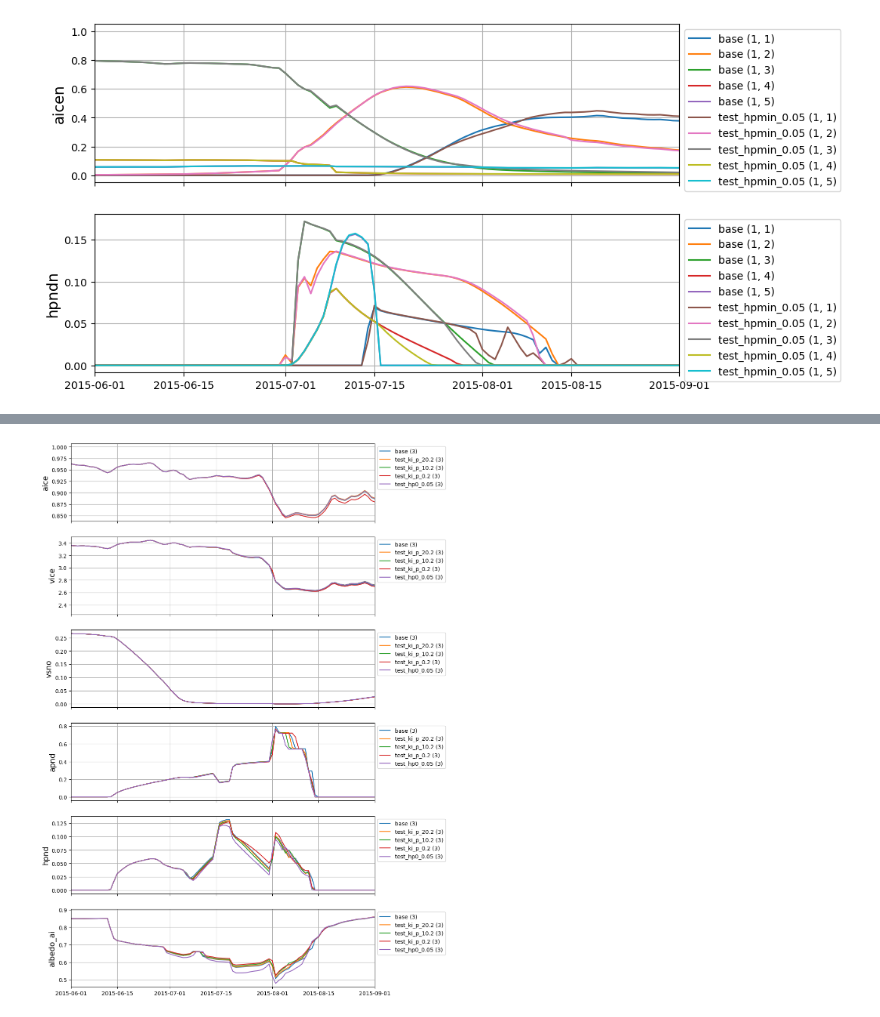
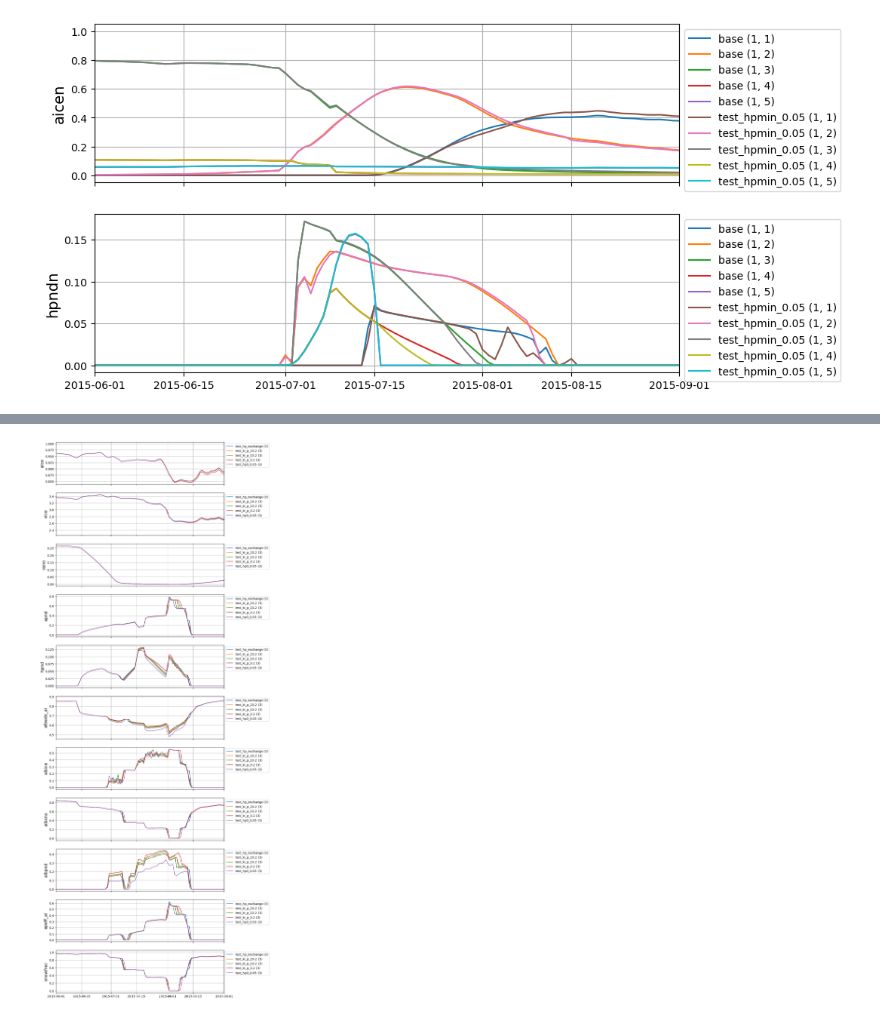
Before and after one commit to davidclemenssewall/icepack_postprocessing, a Jupyter notebook: validate_pond_optical_property_namelist.ipynb, the cells around one changed output, grey strips where cells are left out. Drawn from its saved outputs; the diff is of its cells as text; code cells hidden in the pictures.

```diff
--- a/validate_pond_optical_property_namelist.ipynb
+++ b/validate_pond_optical_property_namelist.ipynb
@@ -142,17 +142,17 @@ f, axs = ipt.plot_handler(run_plot_dict, var_names, hist_dict, xlim=xlim, resamp
 # %%
 # Plot comparison with ki_p
-run_plot_dict = {"base": [3],
+run_plot_dict = {"test_hp_nochange": [3],
                  "test_ki_p_20.2": [3],
                  "test_ki_p_10.2": [3],
                  "test_ki_p_0.2": [3],
                  "test_hp0_0.05": [3],
                  }
-var_names = ['aice', 'vice', 'vsno', 'apnd', 'hpnd', 'albedo_ai']
+var_names = ['aice', 'vice', 'vsno', 'apnd', 'hpnd', 'albedo_ai', 'albice', 'albsno', 'albpnd', 'apeff_ai', 'snowfrac']
 xlim = [datetime.datetime.fromisoformat('2015-06-01'),
                   datetime.datetime.fromisoformat('2015-09-01')]
 
 f, axs = ipt.plot_handler(run_plot_dict, var_names, hist_dict, xlim=xlim, resample='D')
 # %% [output]
-[figure, old version]
+[figure, new version]
 # %%
 # Plot comparison with ki_p
```
Also changed, not shown: parts of 7 cells of this notebook, 3 other files.
